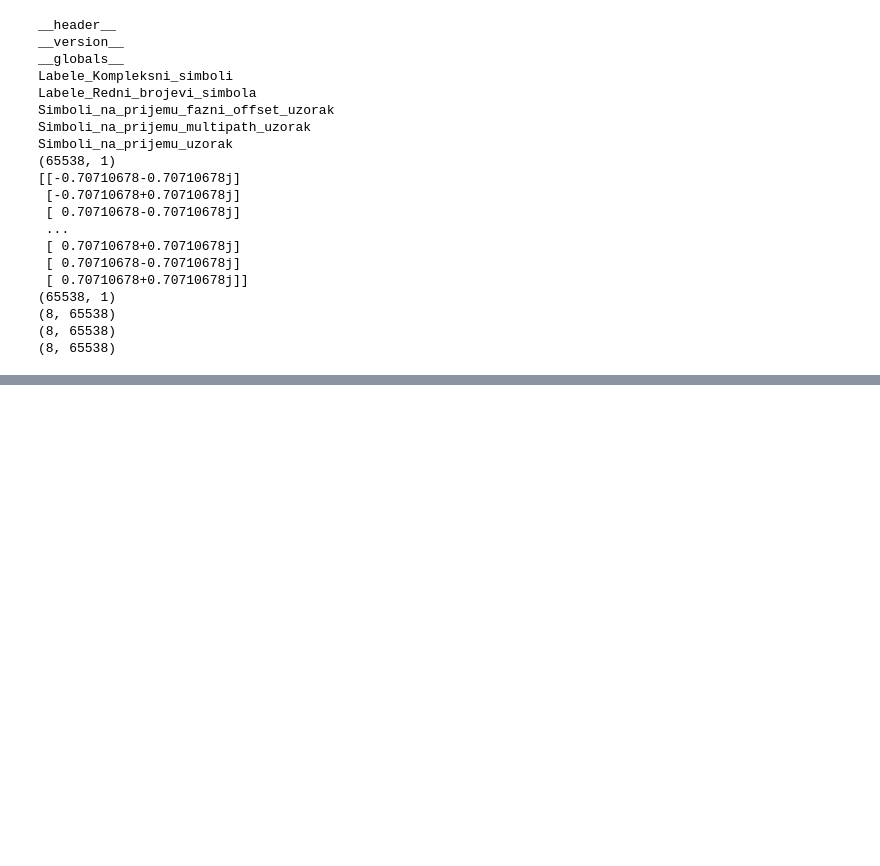
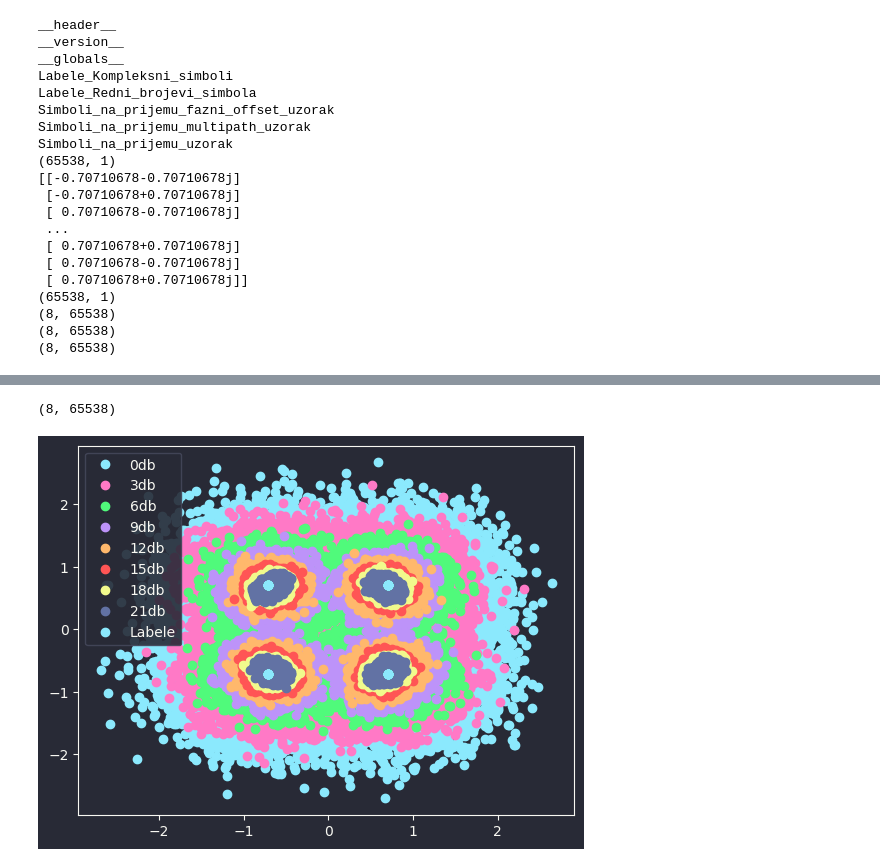
Before and after one commit to MatejaStojkovic/OTE_ETF_2023_project, a Jupyter notebook: src/notebook.ipynb, the cells around one changed output, grey strips where cells are left out. Drawn from its saved outputs; the diff is of its cells as text; code cells hidden in the pictures; blank space fills up the shorter version.

```diff
--- a/src/notebook.ipynb
+++ b/src/notebook.ipynb
@@ -49,0 +79,12 @@ print(Labele_Kompleksni_simboli.shape)
+# %%
+print(Simboli_na_prijemu_fazni_offset_uzorak.shape)
+
+for key in dbIds:
+    primljeni_signal = Simboli_na_prijemu_fazni_offset_uzorak[dbIds[key]]
+    plt.plot(primljeni_signal.real, primljeni_signal.imag, "o", label=key)
+plt.plot(Labele_Kompleksni_simboli.real, Labele_Kompleksni_simboli.imag, 'o', label="Labele")
+plt.legend()
+plt.show()
+# %% [output]
+(8, 65538)
+[figure, added]
```
Also changed, not shown: parts of 6 cells of this notebook.
